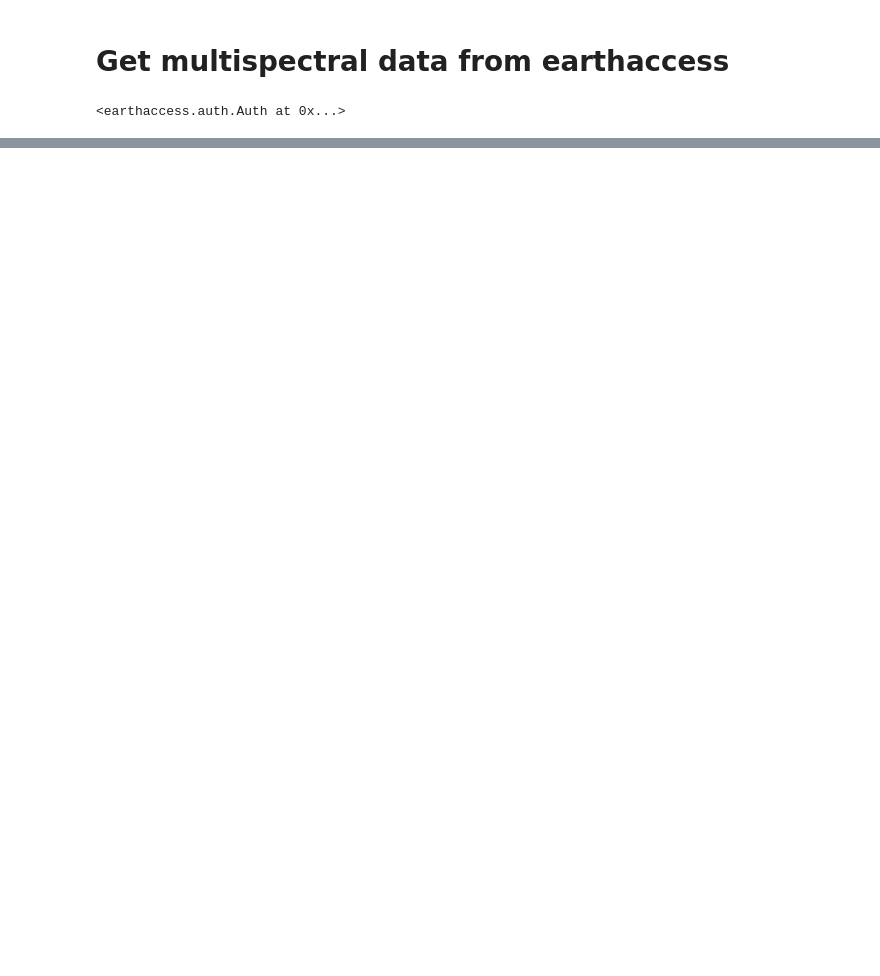
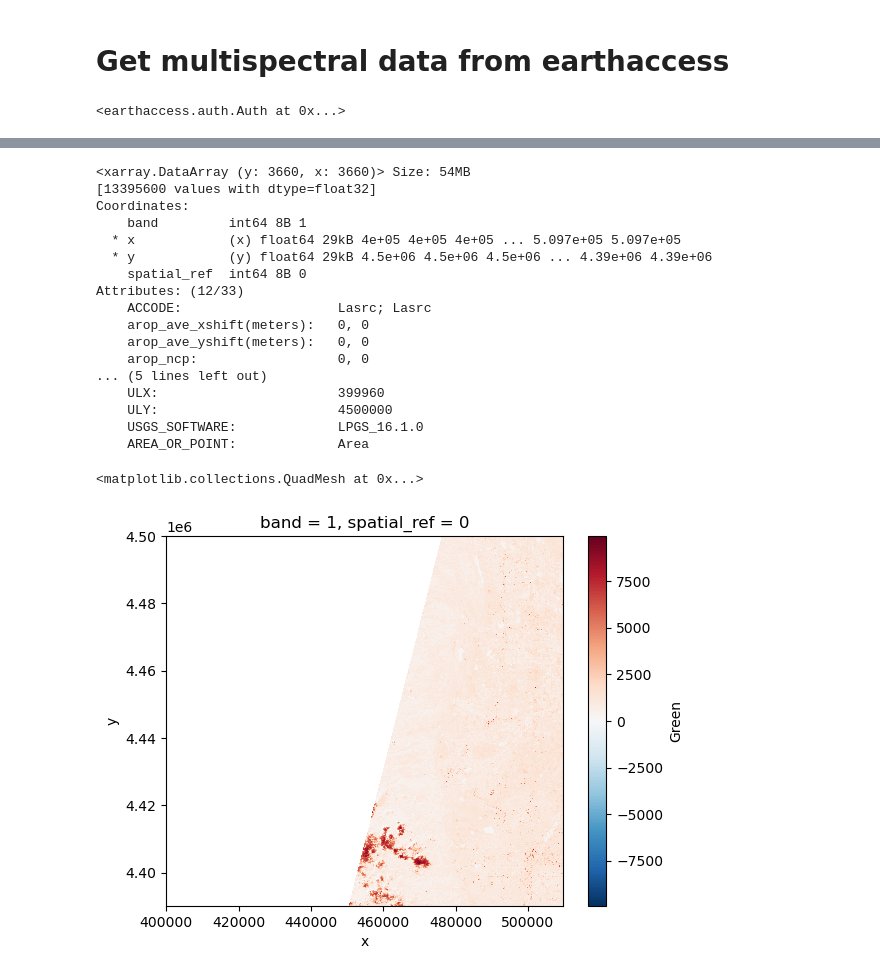
Before and after one commit to earthlab-education/fundamentals-04-redlining-hanried, a Jupyter notebook: notebooks/boulder-redlining.ipynb, the cells around one changed output, grey strips where cells are left out. Cells and saved outputs as stored; diff of their text form; code cells hidden in the pictures; blank space fills up the shorter version.

Commit message:
downloaded boulder data from earthaccess

```diff
--- a/notebooks/boulder-redlining.ipynb
+++ b/notebooks/boulder-redlining.ipynb
@@ -101,10 +192,10 @@ earthaccess.login(strategy="interactive", persist=True)
 # %% [output]
 <earthaccess.auth.Auth at 0x...>
 # %%
+# Search earthaccess for a clear day in Boulder, CO
 boulder_results = earthaccess.search_data(
     short_name="HLSL30",
     bounding_box=tuple(bld_redlining_gdf.total_bounds),
-    temporal=("NEED TO PICK A DAY OR DATES"),
-    count=1
+    temporal=("2022-07-01")
 )
 boulder_results
@@ -110,0 +220,4 @@ boulder_results
+# %%
+# Access Boulder, CO HLS data
+boulder_files = earthaccess.open(boulder_results)
+boulder_files
@@ -110,0 +242,25 @@ boulder_results
+# %%
+# Import one tile of green data, which is the B03 file
+green_da = rxr.open_rasterio(boulder_files[5], mask_and_scale=True).squeeze()
+display(green_da)
+green_da.plot()
+# %% [output]
+<xarray.DataArray (y: 3660, x: 3660)> Size: 54MB
+[13395600 values with dtype=float32]
+Coordinates:
+    band         int64 8B 1
+  * x            (x) float64 29kB 4e+05 4e+05 4e+05 ... 5.097e+05 5.097e+05
+  * y            (y) float64 29kB 4.5e+06 4.5e+06 4.5e+06 ... 4.39e+06 4.39e+06
+    spatial_ref  int64 8B 0
+Attributes: (12/33)
+    ACCODE:                    Lasrc; Lasrc
+    arop_ave_xshift(meters):   0, 0
+    arop_ave_yshift(meters):   0, 0
+    arop_ncp:                  0, 0
+... (5 lines left out)
+    ULX:                       399960
+    ULY:                       4500000
+    USGS_SOFTWARE:             LPGS_16.1.0
+    AREA_OR_POINT:             Area
+<matplotlib.collections.QuadMesh at 0x...>
+[figure, added]
```
Also changed, not shown: parts of 8 cells of this notebook, 1 other file.
